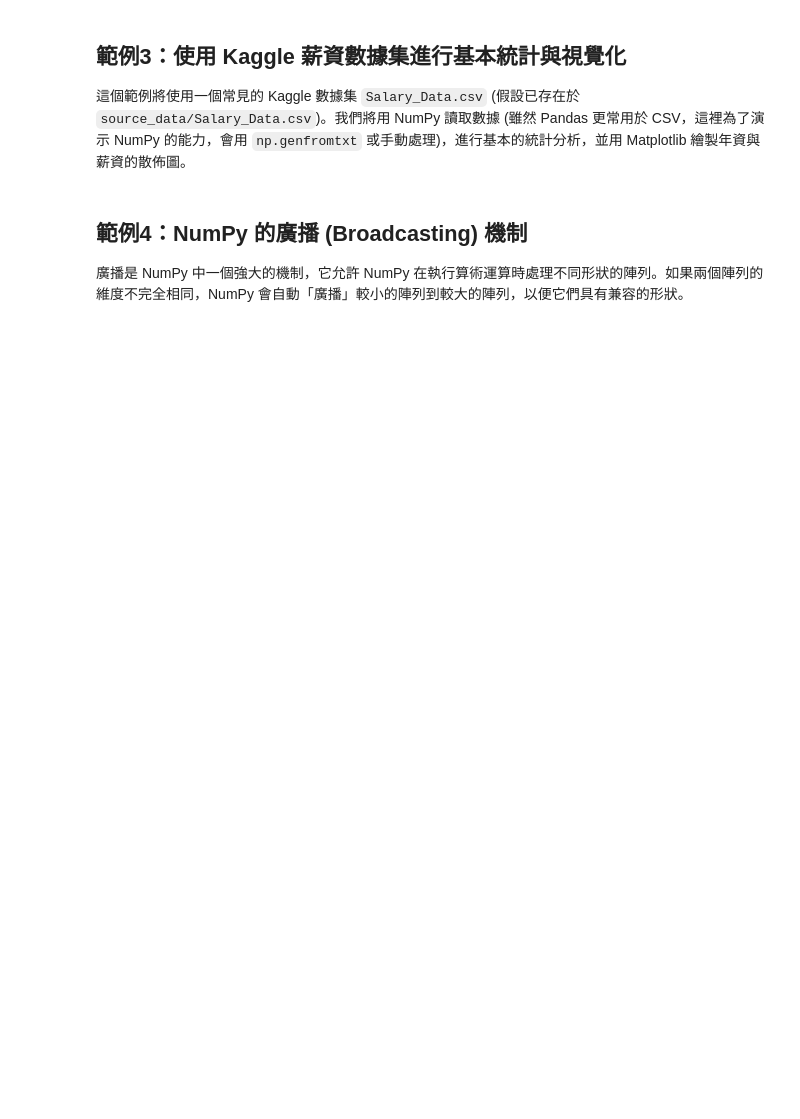
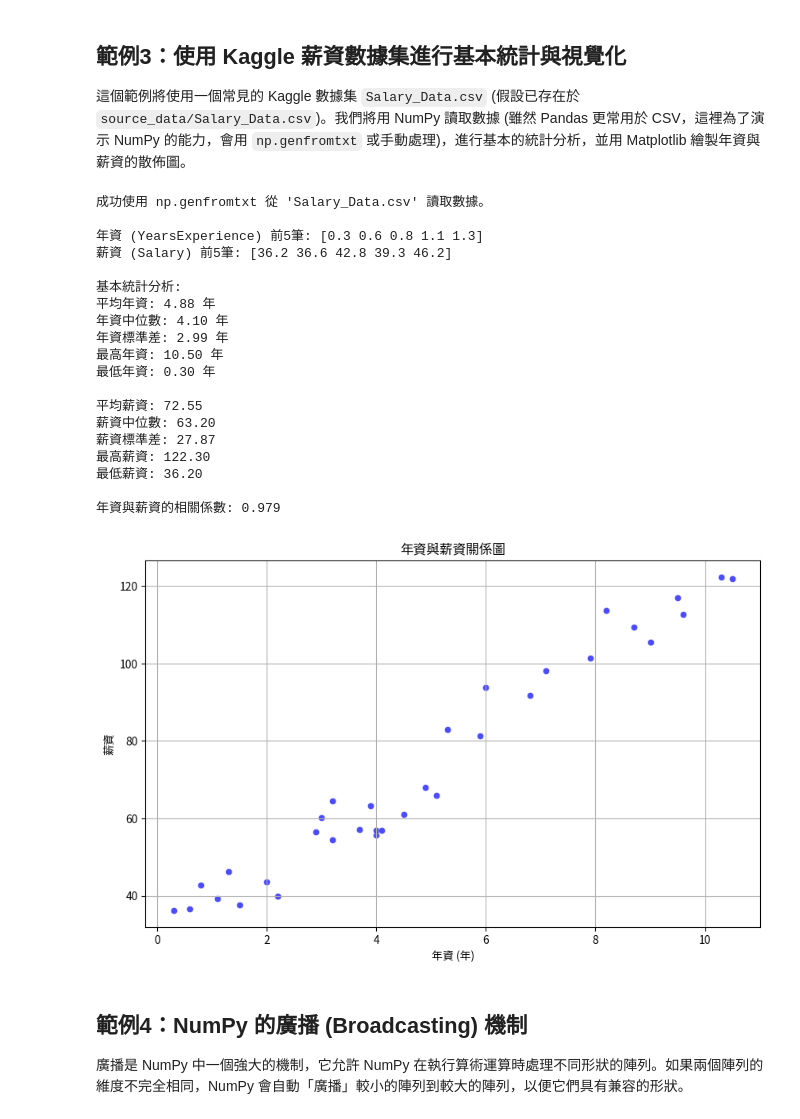
Before and after one commit to roberthsu2003/machine_learning, a Jupyter notebook: 使用數據/README.ipynb, the cells around one changed output. Saved outputs shown, nothing was run; the diff lists cells and outputs as text; code cells hidden in the pictures; blank space fills up the shorter version.

```diff
--- a/使用數據/README.ipynb
+++ b/使用數據/README.ipynb
@@ -321,7 +392,7 @@ except Exception as e:
     print(f"中文字型設定失敗: {e}")
 
 # 數據集路徑
-file_path = 'source_data/Salary_Data.csv'
+file_path = 'Salary_Data.csv'
 
 # 1. 使用 NumPy (或 csv 模組輔助) 讀取 CSV 數據
 # Pandas 是更專業的CSV處理工具，但這裡為了展示NumPy，我們用 genfromtxt
@@ -382,33 +453,54 @@ if years_experience.size > 0 and salary.size > 0:
     print(f"平均年資: {np.mean(years_experience):.2f} 年")
     print(f"年資中位數: {np.median(years_experience):.2f} 年")
     print(f"年資標準差: {np.std(years_experience):.2f} 年")
     print(f"最高年資: {np.max(years_experience):.2f} 年")
     print(f"最低年資: {np.min(years_experience):.2f} 年")
 
     print(f"\n平均薪資: {np.mean(salary):.2f}")
     print(f"薪資中位數: {np.median(salary):.2f}")
     print(f"薪資標準差: {np.std(salary):.2f}")
     print(f"最高薪資: {np.max(salary):.2f}")
     print(f"最低薪資: {np.min(salary):.2f}")
 
     # 計算相關係數
     correlation_matrix = np.corrcoef(years_experience, salary)
     correlation = correlation_matrix[0, 1]
     print(f"\n年資與薪資的相關係數: {correlation:.3f}")
 else:
     print("\n數據為空，無法進行統計分析。")
 
 # 3. 使用 Matplotlib 繪製散佈圖
 if years_experience.size > 0 and salary.size > 0:
     plt.figure(figsize=(10, 6))
     plt.scatter(years_experience, salary, color='blue', alpha=0.7, edgecolors='w', linewidth=0.5)
     plt.title('年資與薪資關係圖')
     plt.xlabel('年資 (年)')
     plt.ylabel('薪資')
     plt.grid(True)
     plt.show()
 else:
     print("數據為空，無法繪製散佈圖。")
+# %% [output]
+成功使用 np.genfromtxt 從 'Salary_Data.csv' 讀取數據。
+
+年資 (YearsExperience) 前5筆: [0.3 0.6 0.8 1.1 1.3]
+薪資 (Salary) 前5筆: [36.2 36.6 42.8 39.3 46.2]
+
+基本統計分析:
+平均年資: 4.88 年
+年資中位數: 4.10 年
+年資標準差: 2.99 年
+最高年資: 10.50 年
+最低年資: 0.30 年
+
+平均薪資: 72.55
+薪資中位數: 63.20
+薪資標準差: 27.87
+最高薪資: 122.30
+最低薪資: 36.20
+
+年資與薪資的相關係數: 0.979
+[figure, added]
 # %% [markdown]
 ## 範例4：NumPy 的廣播 (Broadcasting) 機制
 
```
Also changed, not shown: parts of 13 cells of this notebook.
